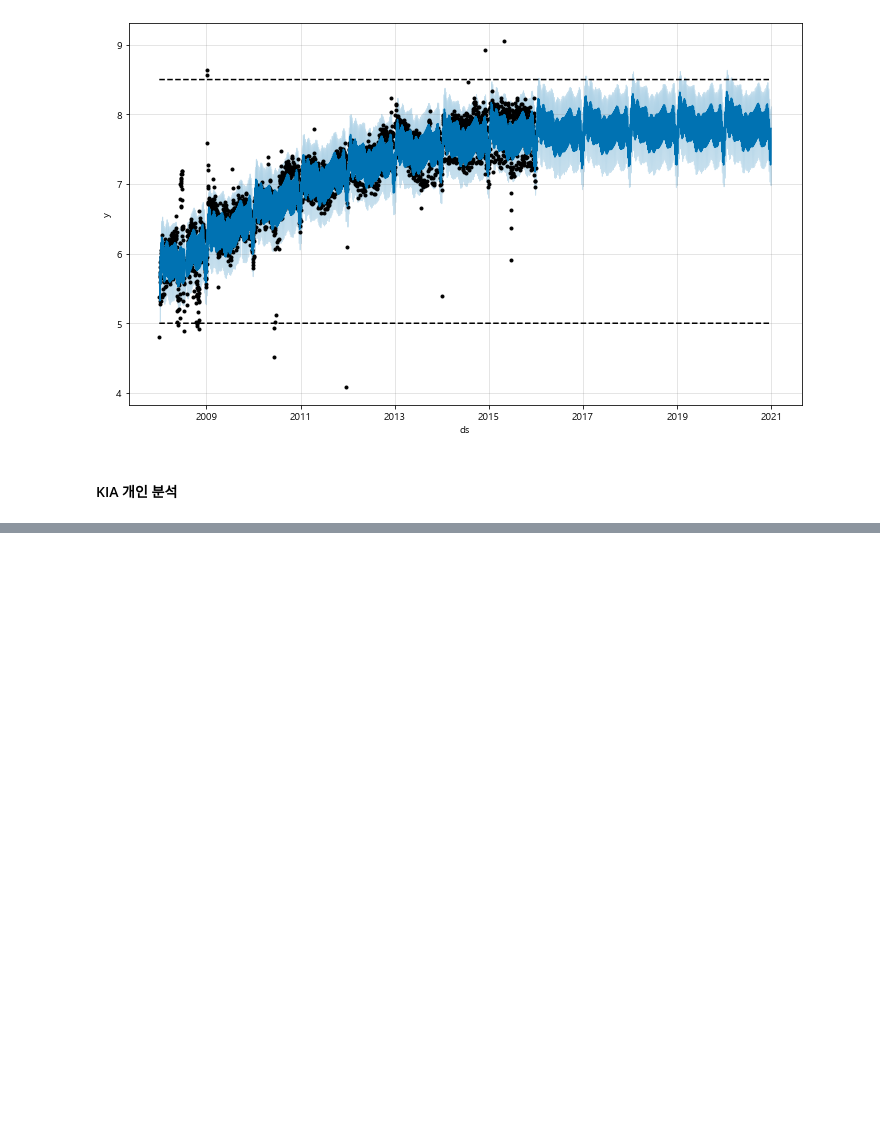
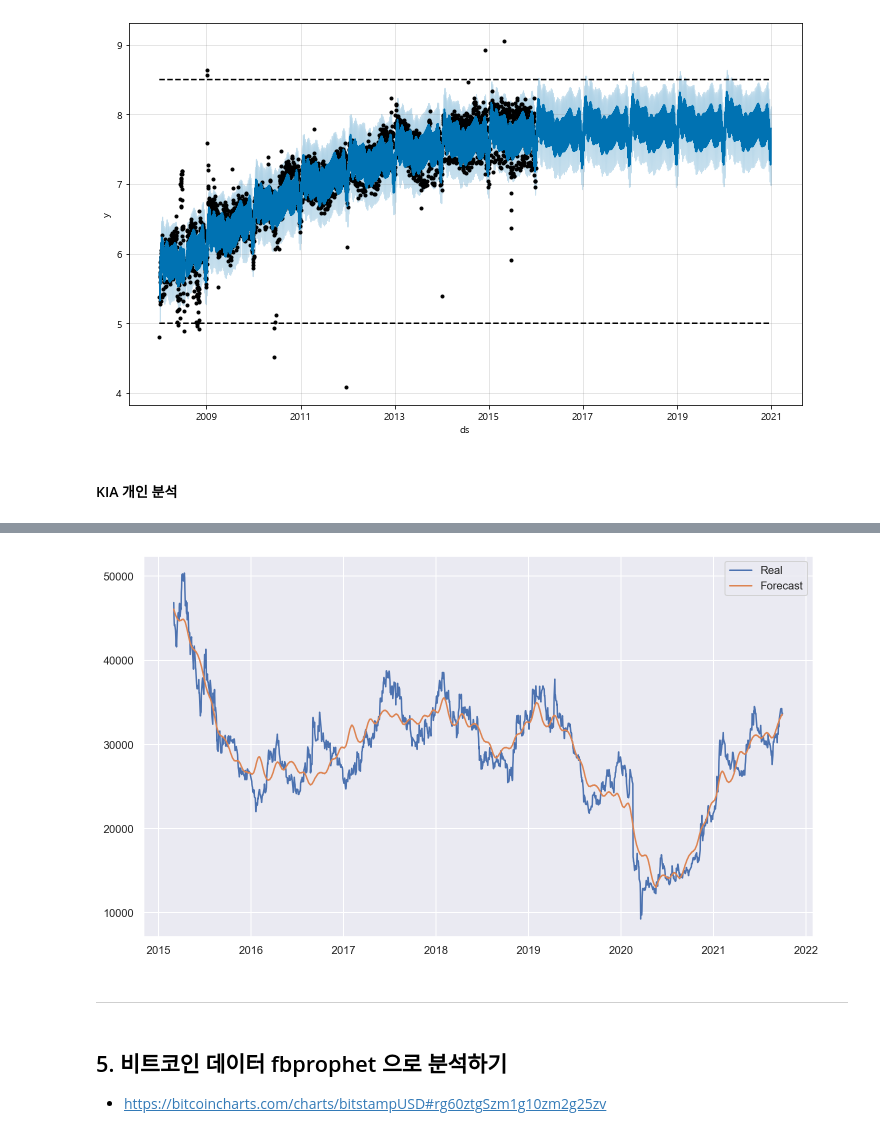
Before and after one commit to kimjaemin95/nekalakubae_data_science_1st, a Jupyter notebook: ds_study/code/05. forecast.ipynb, the cells around one changed output, grey strips where cells are left out. Drawn from its saved outputs; the diff is of its cells as text; code cells hidden in the pictures; blank space fills up the shorter version.

```diff
--- a/ds_study/code/05. forecast.ipynb
+++ b/ds_study/code/05. forecast.ipynb
@@ -853,0 +914,14 @@ kia["Close"].plot(grid=True, figsize=(12, 5))
+# %%
+# 실제와 예측값 비교 그래프
+plt.figure(figsize=(12, 7))
+plt.plot(kia.index, kia["Close"], label="Real")
+plt.plot(forecast_df["ds"], forecast_df["yhat"], label="Forecast")
+plt.legend()
+plt.show()
+# %% [output]
+[figure, added]
+# %% [markdown]
+---
+# %% [markdown]
+## 5. 비트코인 데이터 fbprophet 으로 분석하기
+- https://bitcoincharts.com/charts/bitstampUSD#rg60ztgSzm1g10zm2g25zv
```
Also changed, not shown: parts of 22 cells of this notebook, 4 other files.
